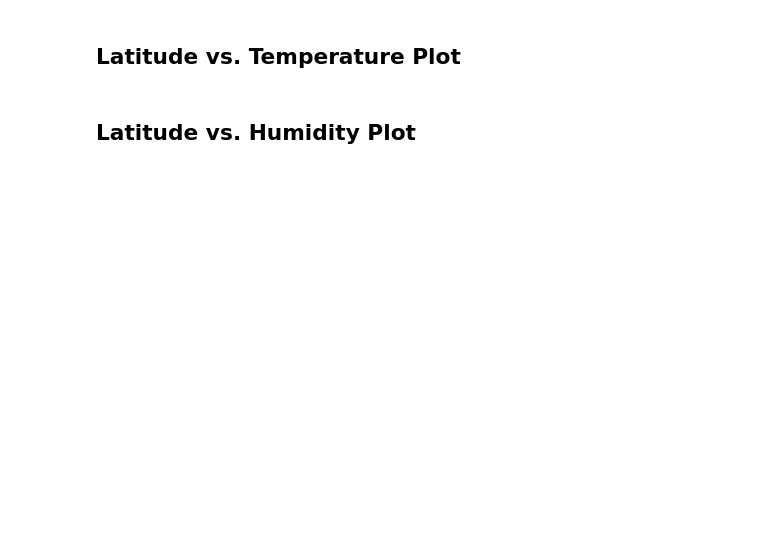
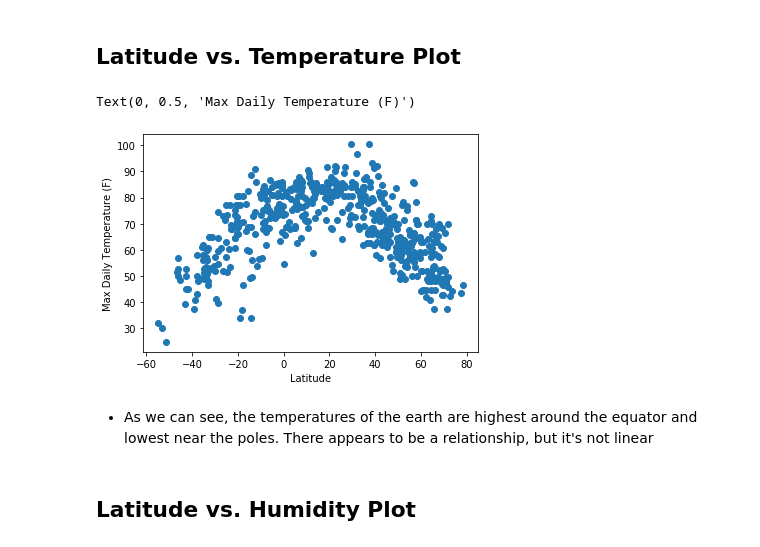
Before and after one commit to brainmagmo/Python-APIs, a Jupyter notebook: WeatherPy/WeatherPy.ipynb, the cells around one changed output. Saved outputs shown, nothing was run; the diff lists cells and outputs as text; code cells hidden in the pictures; blank space fills up the shorter version.

```diff
--- a/WeatherPy/WeatherPy.ipynb
+++ b/WeatherPy/WeatherPy.ipynb
@@ -102,9 +102,10 @@ convert_temp(0)
 32.0
 # %%
 #figuring out which data to extract for each city
-params["q"] = random.choice(cities)
+params["q"] = np.random.choice(cities)
 
-#response = requests.get(base_url, params=params)
+response = requests.get(base_url, params=params)
+
 '''
 {'coord': {'lon': -117.16, 'lat': 32.72},
  'weather': [{'id': 804,
@@ -146,5 +147,5 @@ Date          550
 dtype: int64
 '''
 
-r_data
+response.json()
 # %% [output]
@@ -244,4 +320,14 @@ def linRegPlot(x_values,y_values):
 # %% [markdown]
 ## Latitude vs. Temperature Plot
+# %%
+#linRegPlot(clean_city_data,clean_city_data,'','')
+plt.scatter(clean_city_data['Latitude'], clean_city_data['Daily High'])
+plt.xlabel('Latitude')
+plt.ylabel('Max Daily Temperature (F)')
+# %% [output]
+Text(0, 0.5, 'Max Daily Temperature (F)')
+[figure, added]
+# %% [markdown]
+* As we can see, the temperatures of the earth are highest around the equator and lowest near the poles. There appears to be a relationship, but it's not linear
 # %% [markdown]
 ## Latitude vs. Humidity Plot
```
Also changed, not shown: parts of 27 cells of this notebook, 2 other files.
